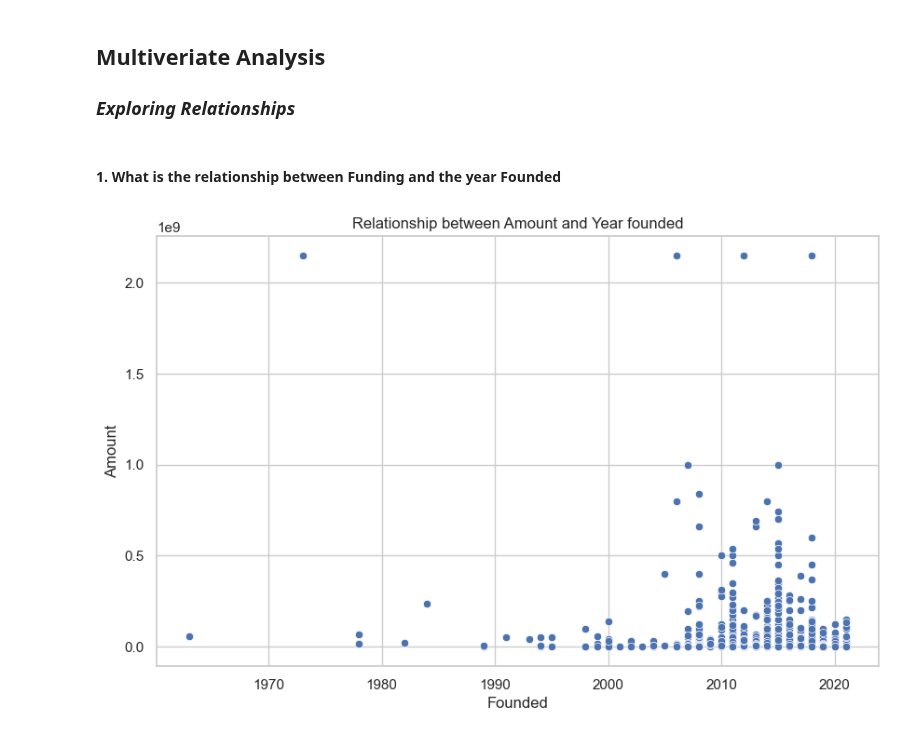
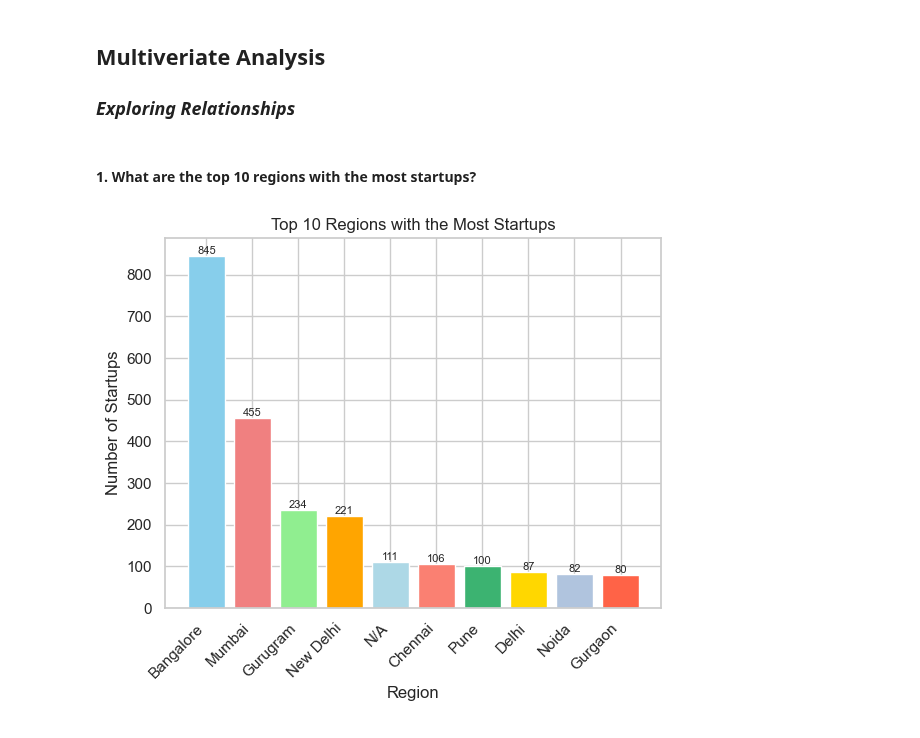
Before and after one commit to GeGe-K/Startup-Ecosystem, a Jupyter notebook: jupyter.ipynb, the cells around one changed output. Cells and saved outputs as stored; diff of their text form; code cells hidden in the pictures.

```diff
--- a/jupyter.ipynb
+++ b/jupyter.ipynb
@@ -2194,17 +2201,33 @@ The boxplot figure revealed that the Amount column had a few outliers.
 ## Multiveriate Analysis
 
 ### *Exploring Relationships*
-# %% [markdown]
-#### 1. What is the relationship between Funding and the year Founded
-# %%
-# Visualize the relationship between 'Amount' and 'Founded'
-
-
-plt.figure(figsize=(10, 6))
-sns.scatterplot(x='Founded', y='Amount', data=full_data)
-plt.title('Relationship between Amount and Year founded')
-plt.xlabel('Founded')
-plt.ylabel('Amount')
-plt.show()
-# %% [output]
-[figure, removed]
+# %% [markdown]
+#### 1. What are the top 10 regions with the most startups?
+# %%
+full_data = pd.DataFrame(full_data)
+
+# Group by 'HeadQuarter' and count the number of startups in each region
+startup_count_by_region = full_data['HeadQuarter'].value_counts()
+
+# Get the top 10 regions with the most startups
+top_10_regions = startup_count_by_region.nlargest(10)
+
+# Custom color palette for the bar graph
+colors = ['skyblue', 'lightcoral', 'lightgreen', 'orange', 'lightblue', 'salmon', 'mediumseagreen', 'gold', 'lightsteelblue', 'tomato']
+
+# Plotting a bar graph for the top 10 regions
+plt.bar(top_10_regions.index, top_10_regions, color=colors)
+
+# Add values on the bars
+for index, value in enumerate(top_10_regions):
+    plt.text(index, value + 0.1, str(value), ha='center', va='bottom', fontsize=8)
+
+plt.xlabel('Region')
+plt.ylabel('Number of Startups')
+plt.title('Top 10 Regions with the Most Startups')
+plt.xticks(rotation=45, ha='right')  # Rotate x-axis labels for better visibility
+
+# Show the plot
+plt.show()
+# %% [output]
+[figure, added]
```
Also changed, not shown: parts of 20 cells of this notebook.
